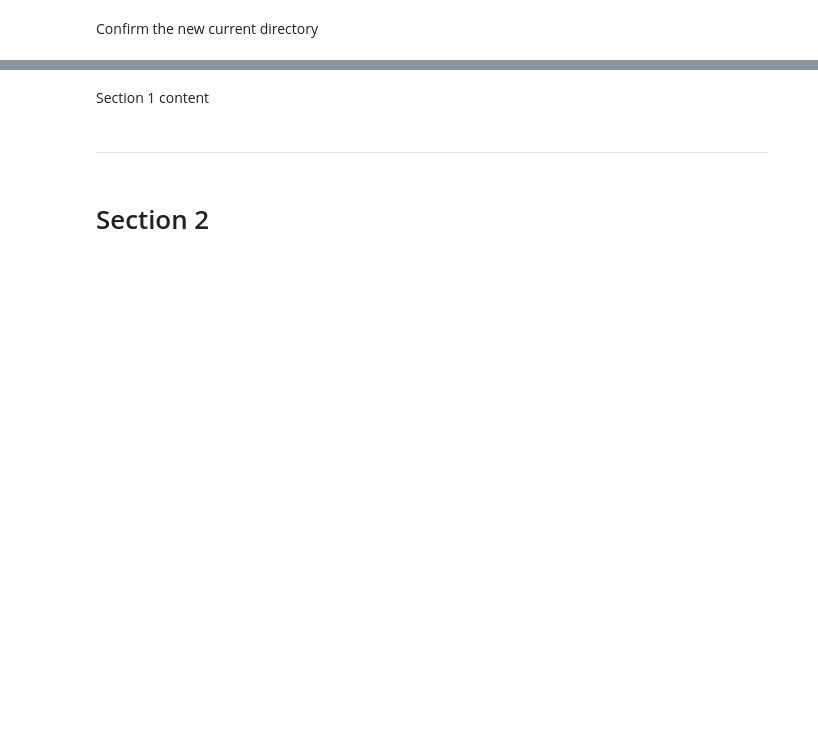
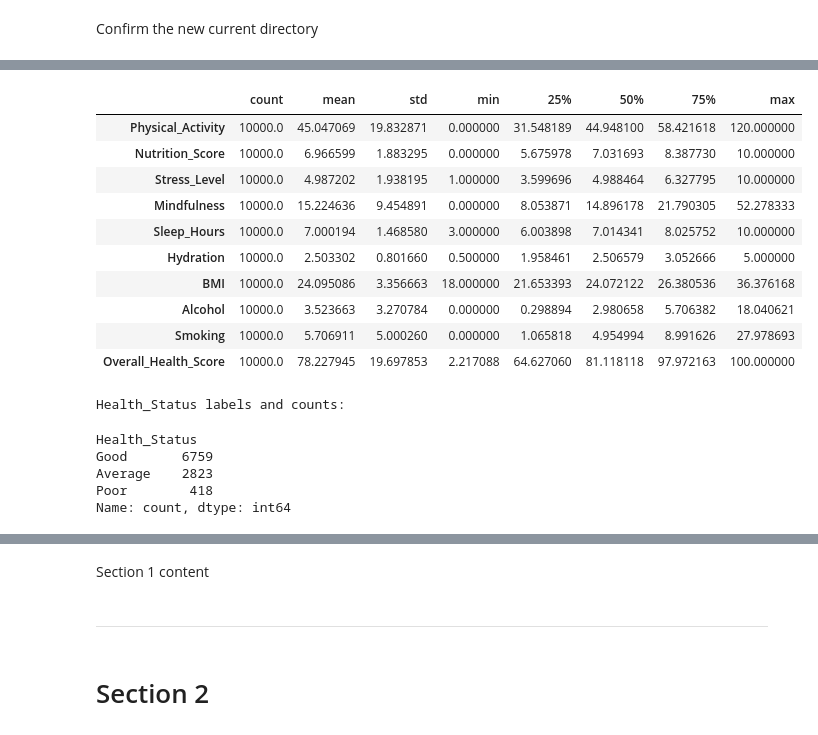
Before and after one commit to LieneRubule/Holistic-Health-and-Lifestyle-Score-Dataset, a Jupyter notebook: jupyter_notebooks/01_Data_Inspection_and_Cleaning.ipynb, the cells around one changed output, grey strips where cells are left out. Cells and saved outputs as stored; diff of their text form; code cells hidden in the pictures; blank space fills up the shorter version.

Commit message:
Assess dataset structure, missing values and ranges

```diff
--- a/jupyter_notebooks/01_Data_Inspection_and_Cleaning.ipynb
+++ b/jupyter_notebooks/01_Data_Inspection_and_Cleaning.ipynb
@@ -57,0 +69,12 @@ current_dir
+# %%
+import pandas as pd
+
+file_path = "holistic_health_lifestyle_dataset.csv"
+
+df_raw = pd.read_csv(file_path)
+df = df_raw.copy()
+
+print("Rows:", df.shape[0])
+print("Columns:", df.shape[1])
+
+df.head()
@@ -59,0 +166,23 @@ current_dir
+# %%
+display(df.describe().T)
+
+print("Health_Status labels and counts:")
+display(df["Health_Status"].value_counts(dropna=False))
+# %% [output]
+|  | count | mean | std | min | 25% | 50% | 75% | max |
+| Physical_Activity | 10000.0 | 45.047069 | 19.832871 | 0.000000 | 31.548189 | 44.948100 | 58.421618 | 120.000000 |
+| Nutrition_Score | 10000.0 | 6.966599 | 1.883295 | 0.000000 | 5.675978 | 7.031693 | 8.387730 | 10.000000 |
+| Stress_Level | 10000.0 | 4.987202 | 1.938195 | 1.000000 | 3.599696 | 4.988464 | 6.327795 | 10.000000 |
+| Mindfulness | 10000.0 | 15.224636 | 9.454891 | 0.000000 | 8.053871 | 14.896178 | 21.790305 | 52.278333 |
+| Sleep_Hours | 10000.0 | 7.000194 | 1.468580 | 3.000000 | 6.003898 | 7.014341 | 8.025752 | 10.000000 |
+| Hydration | 10000.0 | 2.503302 | 0.801660 | 0.500000 | 1.958461 | 2.506579 | 3.052666 | 5.000000 |
+| BMI | 10000.0 | 24.095086 | 3.356663 | 18.000000 | 21.653393 | 24.072122 | 26.380536 | 36.376168 |
+| Alcohol | 10000.0 | 3.523663 | 3.270784 | 0.000000 | 0.298894 | 2.980658 | 5.706382 | 18.040621 |
+| Smoking | 10000.0 | 5.706911 | 5.000260 | 0.000000 | 1.065818 | 4.954994 | 8.991626 | 27.978693 |
+| Overall_Health_Score | 10000.0 | 78.227945 | 19.697853 | 2.217088 | 64.627060 | 81.118118 | 97.972163 | 100.000000 |
+Health_Status labels and counts:
+Health_Status
+Good       6759
+Average    2823
+Poor        418
+Name: count, dtype: int64
```
Also changed, not shown: parts of 15 cells of this notebook.
